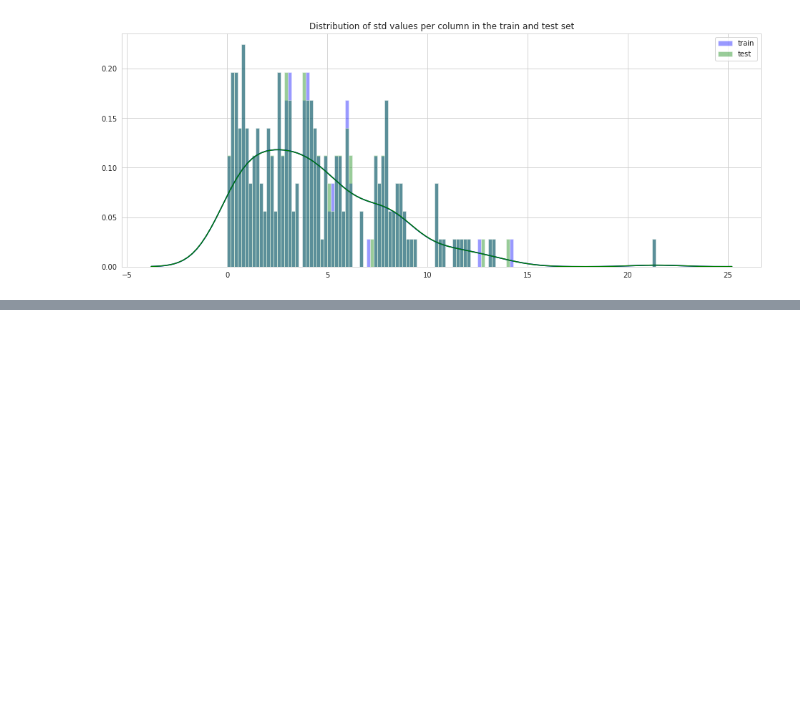
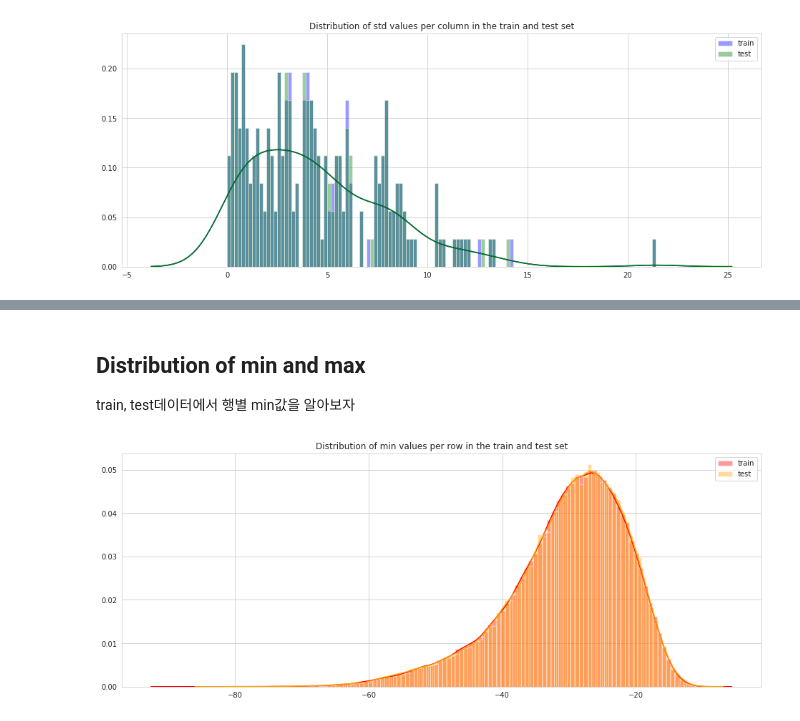
Before and after one commit to miniii222/-_-, a Jupyter notebook: kernel_study/Santander_Transaction_Prediction_1.ipynb, the cells around one changed output, grey strips where cells are left out. Drawn from its saved outputs; the diff is of its cells as text; code cells hidden in the pictures; blank space fills up the shorter version.

```diff
--- a/kernel_study/Santander_Transaction_Prediction_1.ipynb
+++ b/kernel_study/Santander_Transaction_Prediction_1.ipynb
@@ -300,0 +326,12 @@ plt.legend(); plt.show()
+# %% [markdown]
+## Distribution of min and max
+train, test데이터에서 행별 min값을 알아보자
+# %%
+plt.figure(figsize=(16,6))
+plt.title("Distribution of min values per row in the train and test set")
+sns.distplot(train[features].min(axis=1),color="red", kde=True,bins=120, label='train')
+sns.distplot(test[features].min(axis=1),color="orange", kde=True,bins=120, label='test')
+plt.legend()
+plt.show()
+# %% [output]
+[figure, added]
```
Also changed, not shown: parts of 63 cells of this notebook.
